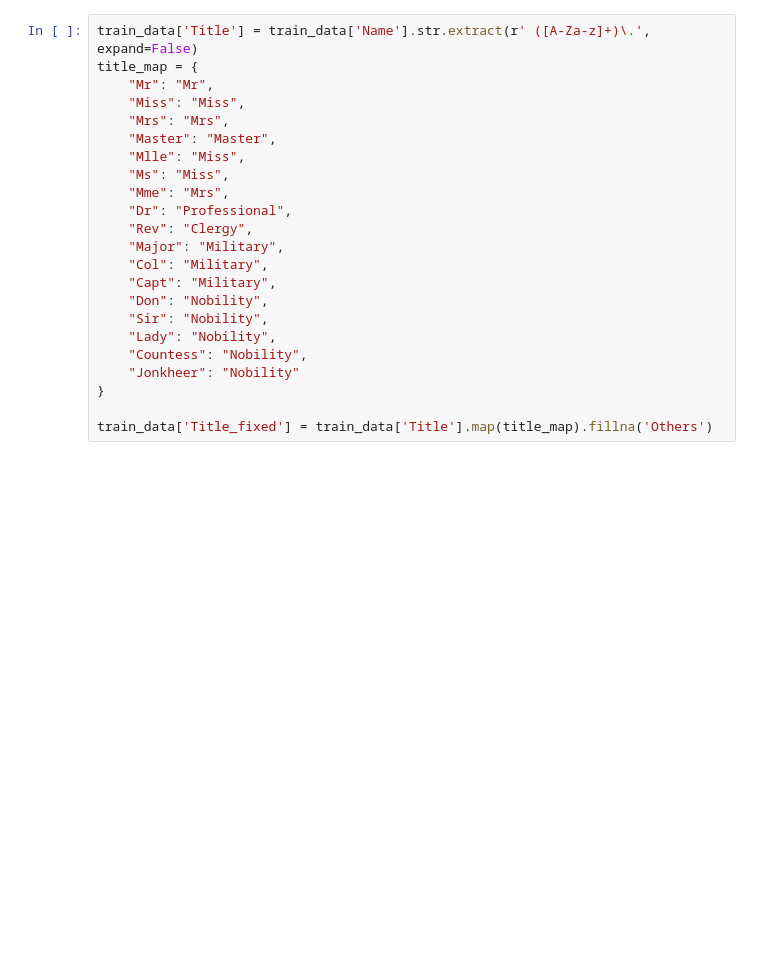
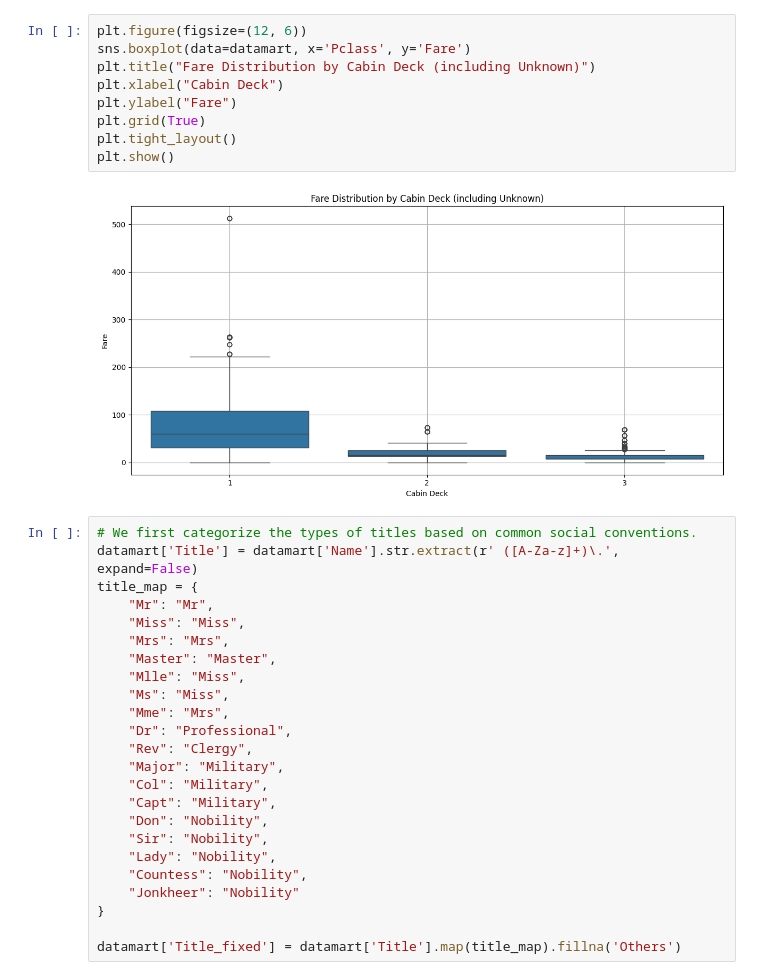
Before and after one commit to seiless/Kaggle, a Jupyter notebook: programs/titanic/titanic.ipynb, the cells around one changed output. Cells and saved outputs as stored; diff of their text form; blank space fills up the shorter version.

```diff
--- a/programs/titanic/titanic.ipynb
+++ b/programs/titanic/titanic.ipynb
@@ -30,5 +137,17 @@ train_data  = train_data.loc[:,'Survived':'Embarked']
+# %%
+plt.figure(figsize=(12, 6))
+sns.boxplot(data=datamart, x='Pclass', y='Fare')
+plt.title("Fare Distribution by Cabin Deck (including Unknown)")
+plt.xlabel("Cabin Deck")
+plt.ylabel("Fare")
+plt.grid(True)
+plt.tight_layout()
+plt.show()
+# %% [output]
+[figure, added]
 # %%
-train_data['Title'] = train_data['Name'].str.extract(r' ([A-Za-z]+)\.', expand=False)
+# We first categorize the types of titles based on common social conventions.
+datamart['Title'] = datamart['Name'].str.extract(r' ([A-Za-z]+)\.', expand=False)
 title_map = {
     "Mr": "Mr",
     "Miss": "Miss",
@@ -49,4 +168,4 @@ title_map = {
     "Jonkheer": "Nobility"
 }
 
-train_data['Title_fixed'] = train_data['Title'].map(title_map).fillna('Others')
+datamart['Title_fixed'] = datamart['Title'].map(title_map).fillna('Others')
```
Also changed, not shown: parts of 25 cells of this notebook, 1 other file.
